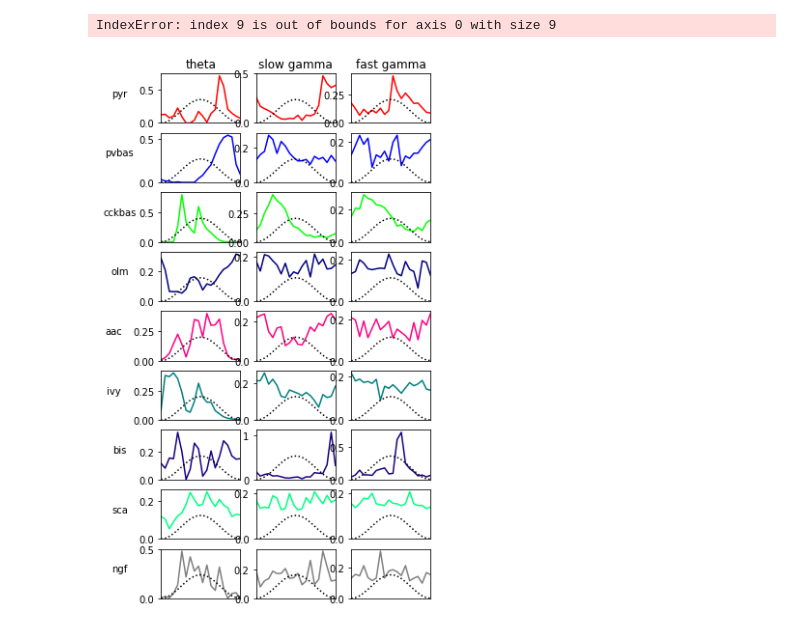
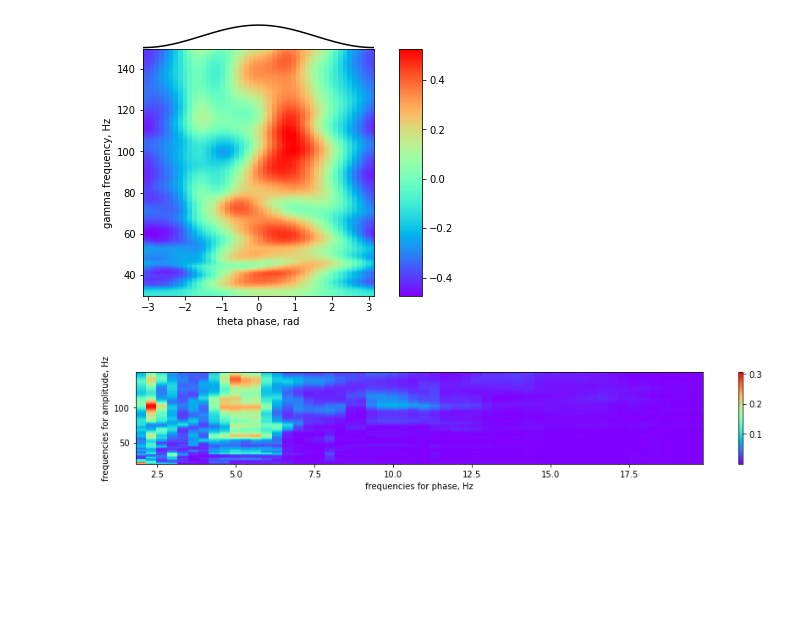
Before and after one commit to ivanmysin/CA1_rhythms_model, a Jupyter notebook: run_from_notebook.ipynb, the cells around one changed output. Cells and saved outputs as stored; diff of their text form; code cells hidden in the pictures; blank space fills up the shorter version.

Commit message:
Theta state is need some work

```diff
--- a/run_from_notebook.ipynb
+++ b/run_from_notebook.ipynb
@@ -13,18 +13,23 @@ processing_and_save(file)
 # %%
 import matplotlib.pyplot as plt
 plt.rcParams["figure.figsize"] = (15, 2)
 # from basic_parameters import basic_params
 import plot_result as my_plot
 
-file = "../../Data/CA1_simulation/test.hdf5" #  basic_params["file_results"]
-# my_plot.plot_v(file)
+filepath = "../../Data/CA1_simulation/test.hdf5" #  basic_params["file_results"]
+# my_plot.plot_v(filepath)
 
-# my_plot.plot_spike_raster(file)
-# my_plot.plot_lfp(file)
-my_plot.plot_phase_disrtibution(file)
+# my_plot.plot_spike_raster(filepath)
+# my_plot.plot_lfp(filepath)
+# my_plot.plot_phase_disrtibution(filepath)
+my_plot.plot_phase_by_amplitude_coupling(filepath)
+# my_plot.plot_current_source_density(filepath, "theta")
+my_plot.plot_modulation_index(filepath)
+# my_plot.plot_nm_phase_phase_coupling(filepath)
+# my_plot.plot_v_vs_pyr_lfp(filepath)
 # %% [output]
-IndexError: index 9 is out of bounds for axis 0 with size 9
-[figure, old version]
+[figure, new version]
+[figure, added]
 # %%
 from process import processing_and_save
 
```
Also changed, not shown: parts of 3 cells of this notebook, 3 other files.
